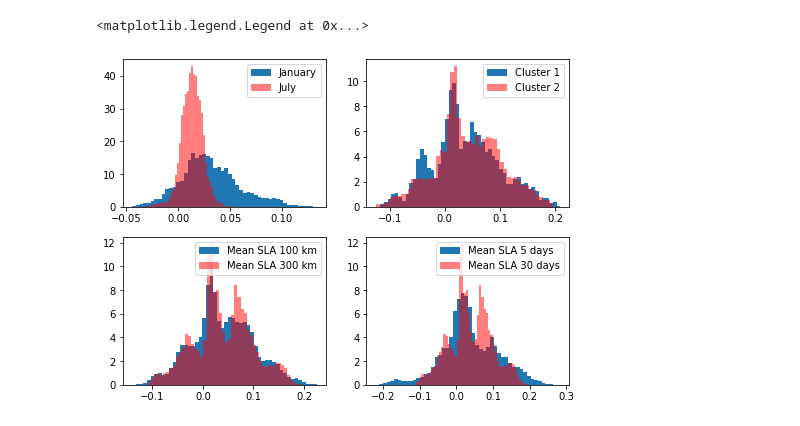
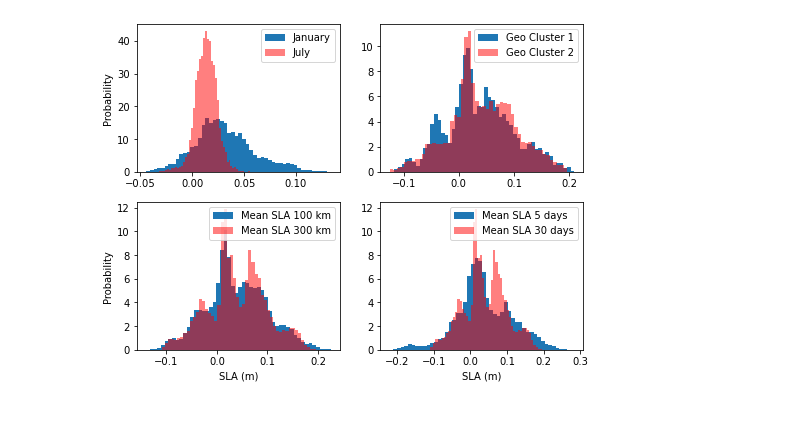
Before and after one commit to ne62rut/machine_learning_altimetry_validation, a Jupyter notebook: plot_training_histograms.ipynb, the cells around one changed output. Cells and saved outputs as stored; diff of their text form; code cells hidden in the pictures.

```diff
--- a/plot_training_histograms.ipynb
+++ b/plot_training_histograms.ipynb
@@ -99,31 +99,38 @@ X_clust_two = X.loc[X['cluster'] == 2]
 # %%
 fig = plt.figure(figsize=(8,6))
 
 ax = fig.add_subplot(221)
 _ = ax.hist(Xone.z_k1.values,bins=50, density=True,label='January')
 _ = ax.hist(Xtwo.z_k1.values, color='red', alpha=.5,bins=50, density=True,label='July')
 plt.legend()
+
+plt.ylabel("Probability")
 
 ax2 = fig.add_subplot(222)
 _ = ax2.hist(X_clust_one.z_k1.values,bins=50, density=True,label='Geo Cluster 1')
 _ = ax2.hist(X_clust_two.z_k1.values, color='red', alpha=.5,bins=50, density=True, label='Geo Cluster 2')
 plt.legend()
 
 ax3 = fig.add_subplot(223)
 _ = ax3.hist(X.z_k1.values,bins=50, density=True,label='Mean SLA 100 km')
 _ = ax3.hist(X.z_k3.values, color='red', alpha=.5,bins=50, density=True,label='Mean SLA 300 km')
 #_ = ax3.hist(X.z_tilde_k3.values, color='green', alpha=.5,bins=50, density=True,label='July')
 plt.legend()
 
+plt.ylabel("Probability")
+plt.xlabel("SLA (m)")
+
 ax3 = fig.add_subplot(224)
 _ = ax3.hist(X.z_u1.values,bins=50, density=True,label='Mean SLA 5 days')
 _ = ax3.hist(X.z_u3.values, color='red', alpha=.5,bins=50, density=True,label='Mean SLA 30 days')
 #_ = ax3.hist(X.z_tilde_k3.values, color='green', alpha=.5,bins=50, density=True,label='July')
 plt.legend()
+plt.xlabel("SLA (m)")
 
 # ax1 = ax.twinx()
 # x.plot(kind='kde', ax=ax1)
 # y.plot(kind='kde', ax=ax1, color='red')
+
+fig.savefig("fig_histograms.png")
 # %% [output]
-<matplotlib.legend.Legend at 0x...>
-[figure, old version]
+[figure, new version]
```
Also changed, not shown: 7 other files.
